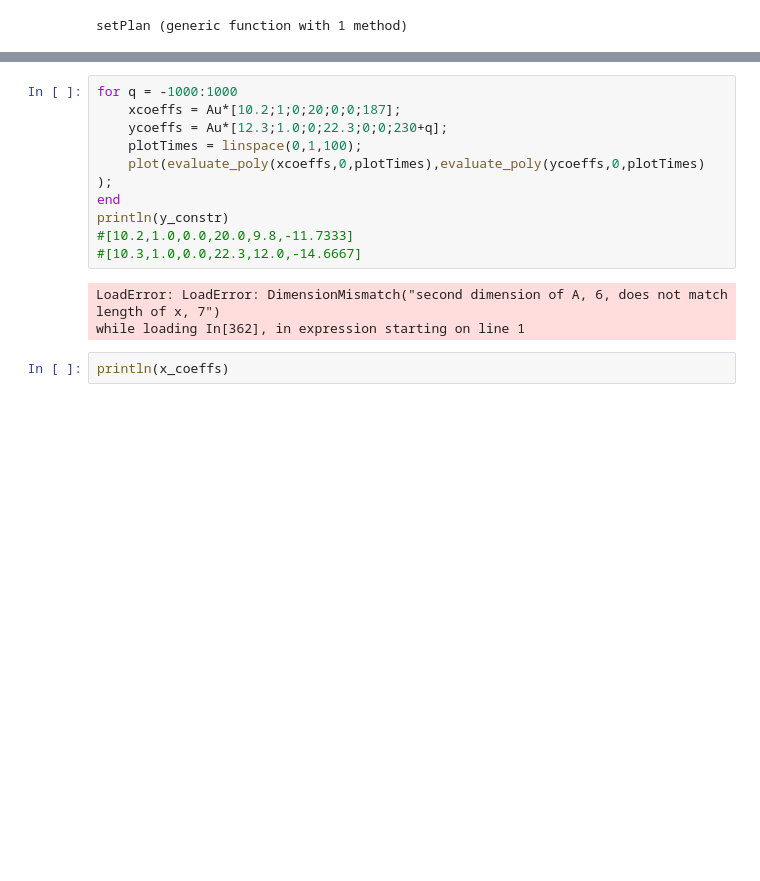
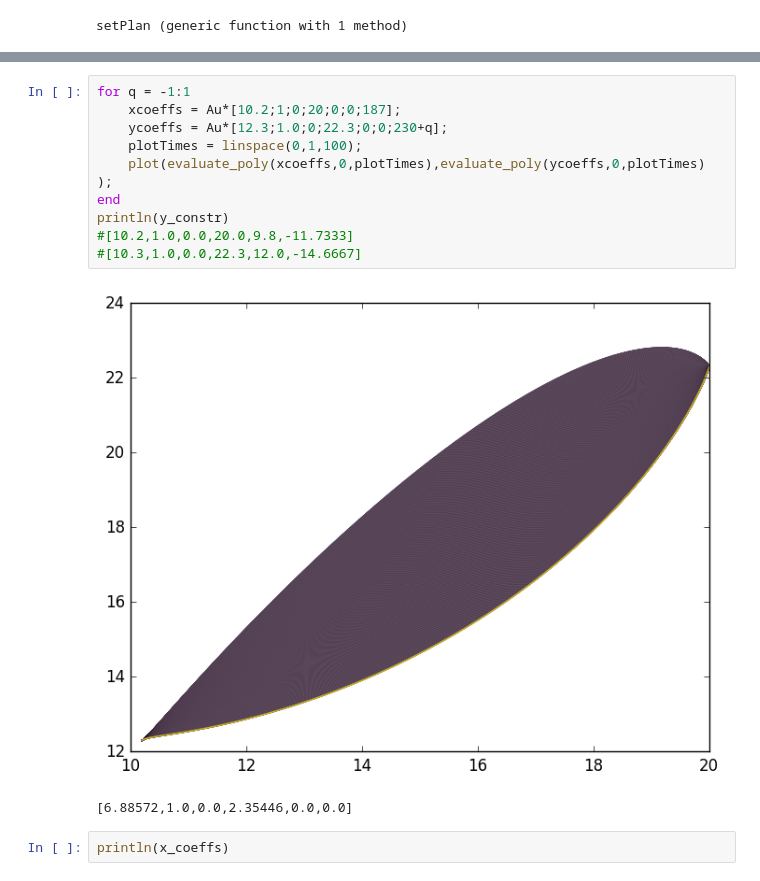
Before and after one commit to stefantj/polynomial-path-smoothing, a Jupyter notebook: LocalPolyPlanner.ipynb, the cells around one changed output, grey strips where cells are left out. Saved outputs shown, nothing was run; the diff lists cells and outputs as text; blank space fills up the shorter version.

```diff
--- a/LocalPolyPlanner.ipynb
+++ b/LocalPolyPlanner.ipynb
@@ -402,17 +446,17 @@ start verify
 PyObject <matplotlib.image.AxesImage object at 0x...>
 # %%
-for q = -1000:1000
+for q = -1:1
     xcoeffs = Au*[10.2;1;0;20;0;0;187];
     ycoeffs = Au*[12.3;1.0;0;22.3;0;0;230+q];
     plotTimes = linspace(0,1,100);
     plot(evaluate_poly(xcoeffs,0,plotTimes),evaluate_poly(ycoeffs,0,plotTimes) );
 end
 println(y_constr)
 #[10.2,1.0,0.0,20.0,9.8,-11.7333]
 #[10.3,1.0,0.0,22.3,12.0,-14.6667]
 # %% [output]
+[figure, added]
-LoadError: LoadError: DimensionMismatch("second dimension of A, 6, does not match length of x, 7")
-while loading In[362], in expression starting on line 1
+[6.88572,1.0,0.0,2.35446,0.0,0.0]
 # %%
 println(x_coeffs)
 # %% [output]
```
Also changed, not shown: parts of 3 cells of this notebook, 3 other files.
